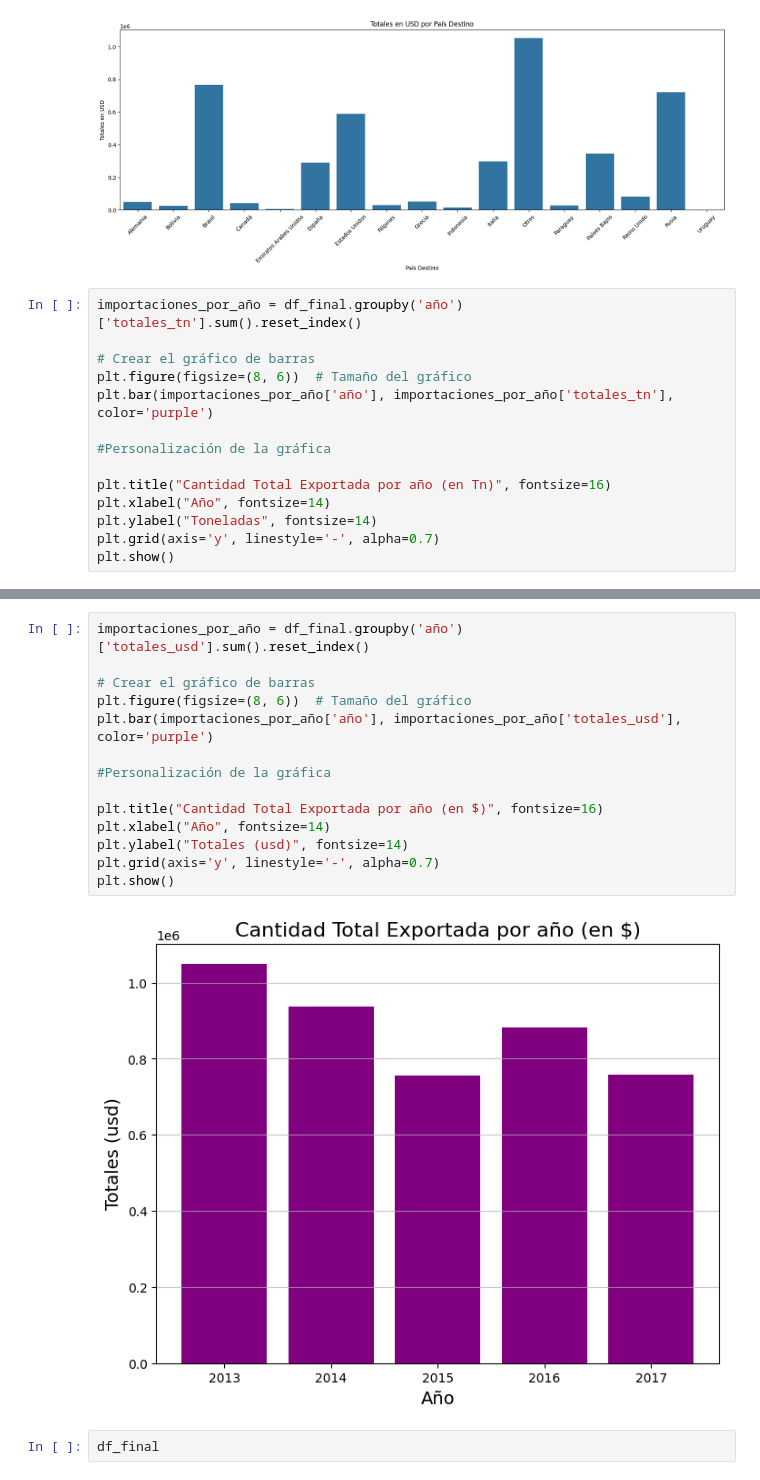
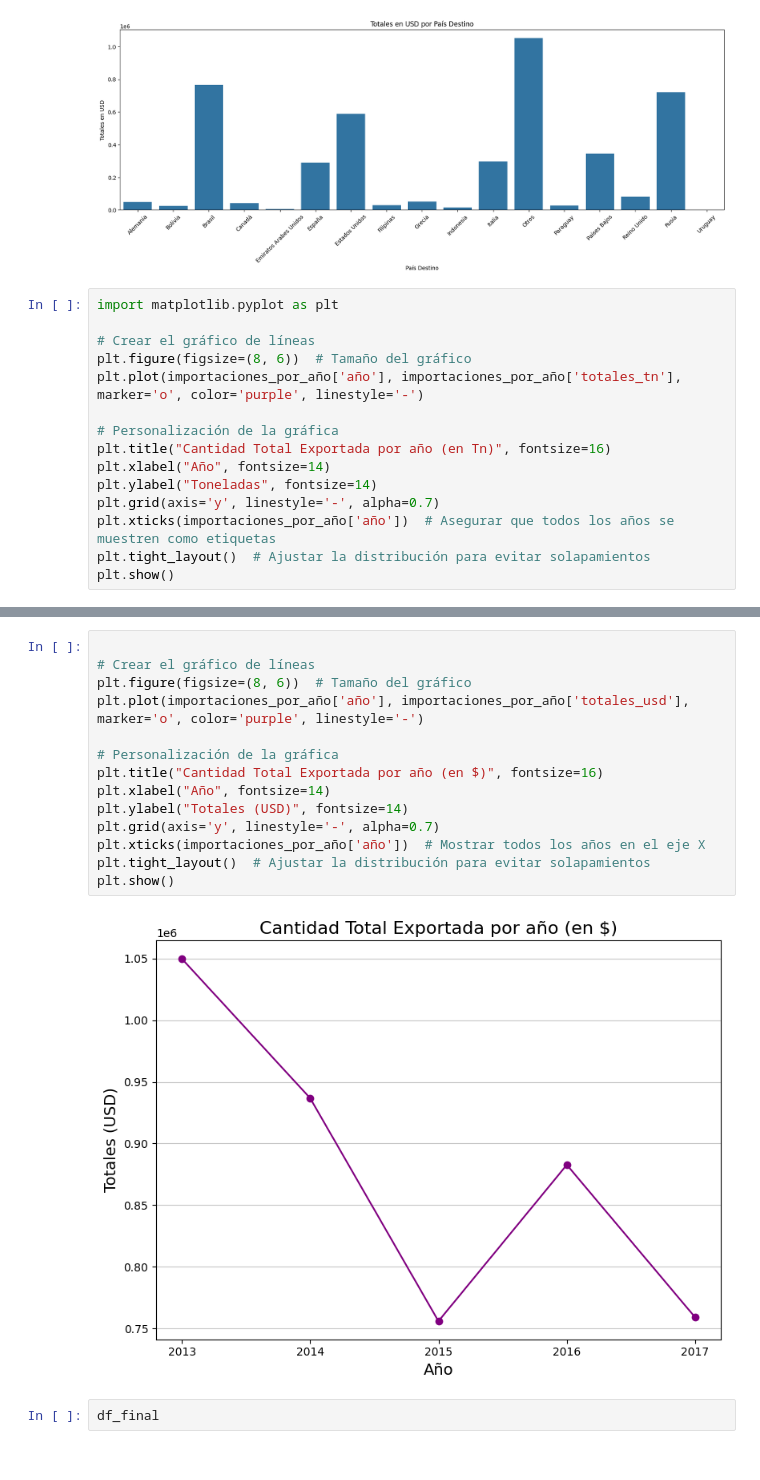
Before and after one commit to CristianBerns/Ciencia_de_Datos_I, a Jupyter notebook: 01_df_primer_preentrega.ipynb, the cells around one changed output, grey strips where cells are left out. Drawn from its saved outputs; the diff is of its cells as text.

```diff
--- a/01_df_primer_preentrega.ipynb
+++ b/01_df_primer_preentrega.ipynb
@@ -126,17 +115,18 @@ plt.show()
 # %% [output]
 [figure]
 # %%
-importaciones_por_año = df_final.groupby('año')['totales_tn'].sum().reset_index()
+import matplotlib.pyplot as plt
 
-# Crear el gráfico de barras
+# Crear el gráfico de líneas
 plt.figure(figsize=(8, 6))  # Tamaño del gráfico
-plt.bar(importaciones_por_año['año'], importaciones_por_año['totales_tn'], color='purple')
+plt.plot(importaciones_por_año['año'], importaciones_por_año['totales_tn'], marker='o', color='purple', linestyle='-')
 
-#Personalización de la gráfica
-
+# Personalización de la gráfica
 plt.title("Cantidad Total Exportada por año (en Tn)", fontsize=16)
 plt.xlabel("Año", fontsize=14)
 plt.ylabel("Toneladas", fontsize=14)
 plt.grid(axis='y', linestyle='-', alpha=0.7)
+plt.xticks(importaciones_por_año['año'])  # Asegurar que todos los años se muestren como etiquetas
+plt.tight_layout()  # Ajustar la distribución para evitar solapamientos
 plt.show()
 # %% [output]
@@ -144,19 +134,19 @@ plt.show()
 # %%
-importaciones_por_año = df_final.groupby('año')['totales_usd'].sum().reset_index()
 
-# Crear el gráfico de barras
+# Crear el gráfico de líneas
 plt.figure(figsize=(8, 6))  # Tamaño del gráfico
-plt.bar(importaciones_por_año['año'], importaciones_por_año['totales_usd'], color='purple')
+plt.plot(importaciones_por_año['año'], importaciones_por_año['totales_usd'], marker='o', color='purple', linestyle='-')
 
-#Personalización de la gráfica
-
+# Personalización de la gráfica
 plt.title("Cantidad Total Exportada por año (en $)", fontsize=16)
 plt.xlabel("Año", fontsize=14)
-plt.ylabel("Totales (usd)", fontsize=14)
+plt.ylabel("Totales (USD)", fontsize=14)
 plt.grid(axis='y', linestyle='-', alpha=0.7)
+plt.xticks(importaciones_por_año['año'])  # Mostrar todos los años en el eje X
+plt.tight_layout()  # Ajustar la distribución para evitar solapamientos
 plt.show()
 # %% [output]
-[figure, old version]
+[figure, new version]
 # %%
 df_final
 # %% [output]
```
Also changed, not shown: parts of 4 cells of this notebook.
